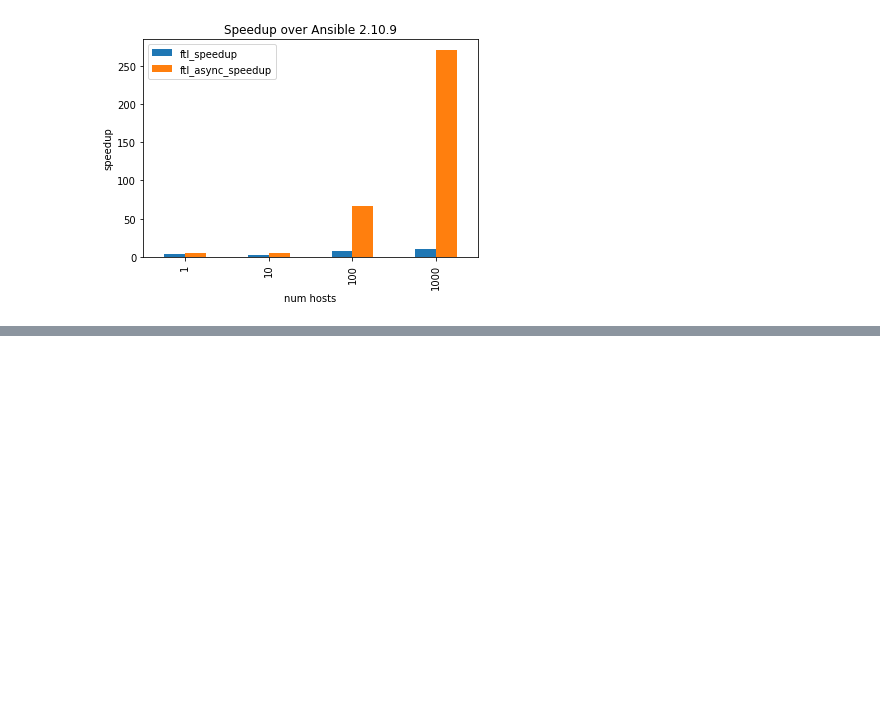
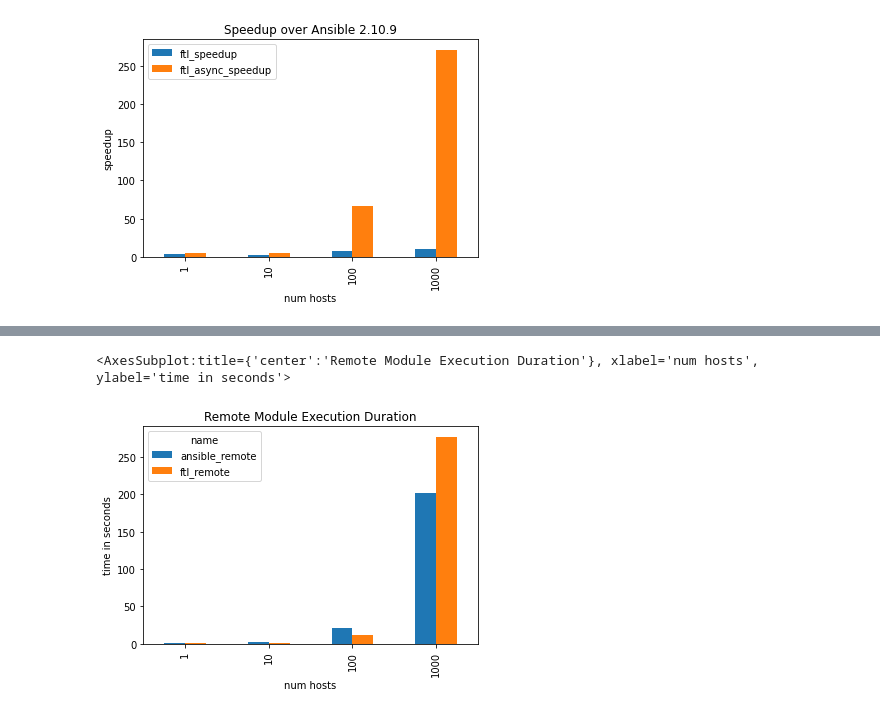
Before and after one commit to benthomasson/faster-than-light, a Jupyter notebook: blog/0006-Performance.ipynb, the cells around one changed output, grey strips where cells are left out. Saved outputs shown, nothing was run; the diff lists cells and outputs as text; code cells hidden in the pictures; blank space fills up the shorter version.

Commit message:
Adds remote performance to the blog

```diff
--- a/blog/0006-Performance.ipynb
+++ b/blog/0006-Performance.ipynb
@@ -42,3 +35,8 @@ df_speedup.plot.bar(title="Speedup over Ansible 2.10.9", xlabel="num hosts", yla
 # %% [output]
 <AxesSubplot:title={'center':'Speedup over Ansible 2.10.9'}, xlabel='num hosts', ylabel='speedup'>
 [figure]
+# %%
+remote_df_ftl = pandas.read_csv('results/remote_0.0.1-7-g54b4dbc.csv')
+remote_df_ansible = pandas.read_csv('results/remote_2.10.9.csv')
+remote_df = pandas.concat([remote_df_ftl, remote_df_ansible])
+remote_df
@@ -44,0 +53,3 @@ df_speedup.plot.bar(title="Speedup over Ansible 2.10.9", xlabel="num hosts", yla
+# %%
+remote_df2 = remote_df.pivot(index="n", columns="name", values="time")
+remote_df2
@@ -44,0 +63,5 @@ df_speedup.plot.bar(title="Speedup over Ansible 2.10.9", xlabel="num hosts", yla
+# %%
+remote_df2.plot.bar(title="Remote Module Execution Duration", ylabel="time in seconds", xlabel="num hosts")
+# %% [output]
+<AxesSubplot:title={'center':'Remote Module Execution Duration'}, xlabel='num hosts', ylabel='time in seconds'>
+[figure, added]
```
Also changed, not shown: parts of 8 cells of this notebook, 2 other files.
